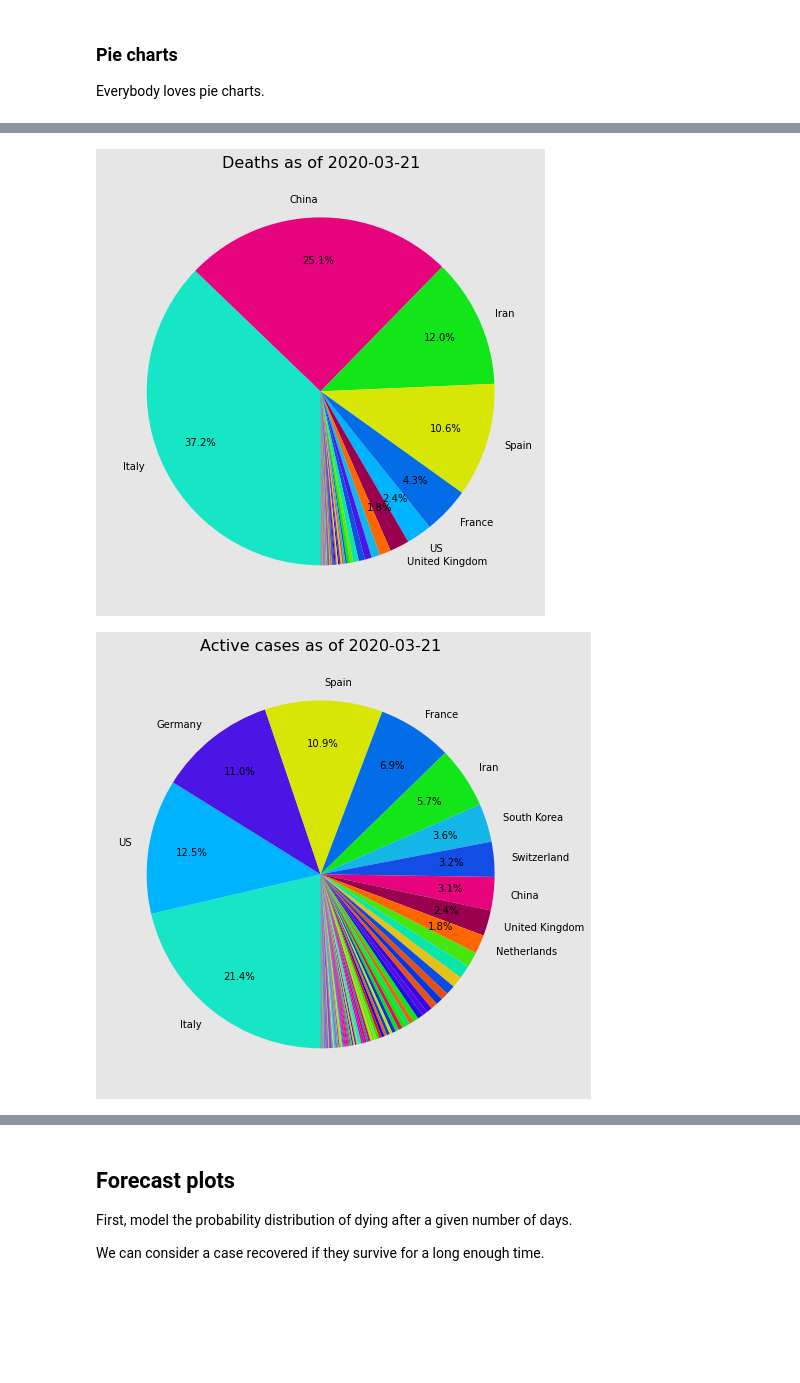
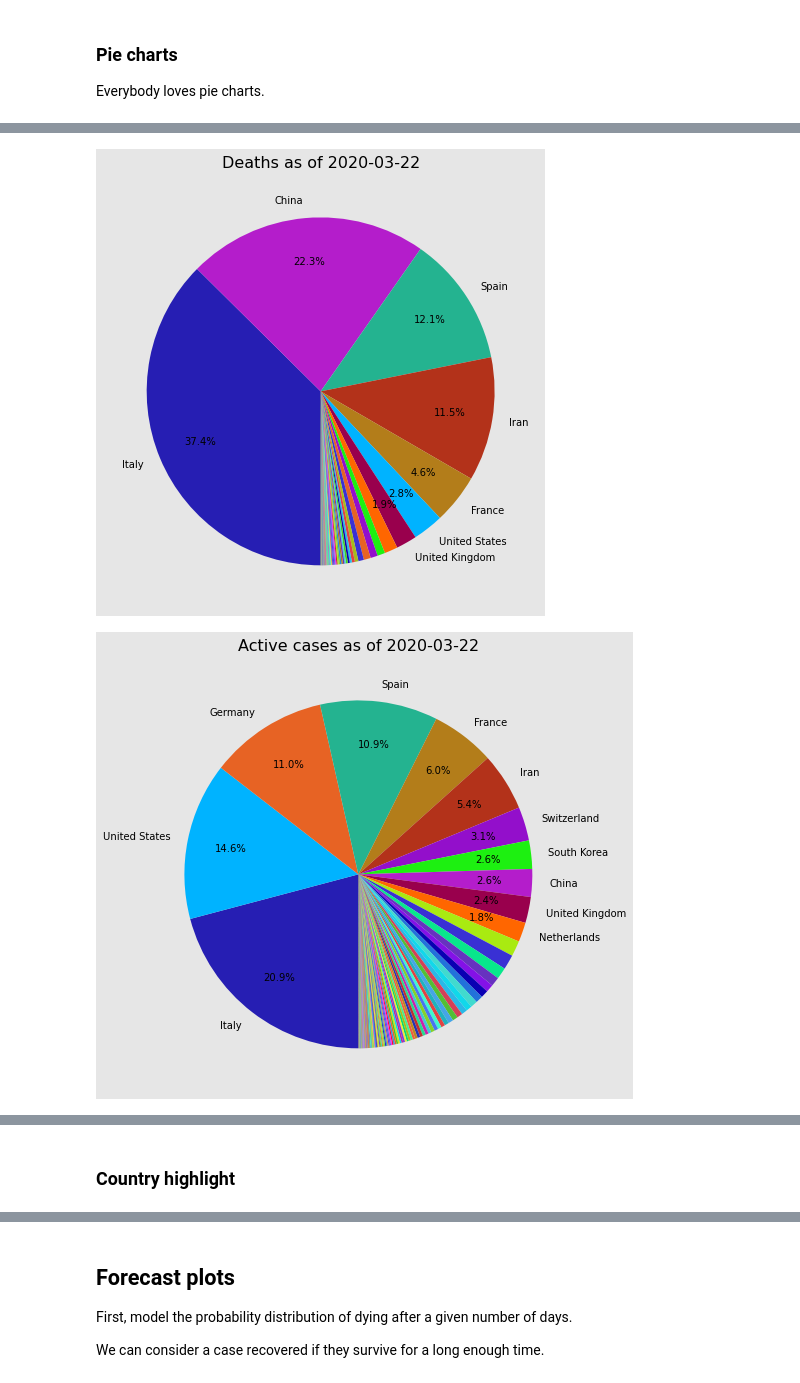
Before and after one commit to JeroenKools/covid19, a Jupyter notebook: COVID-19.ipynb, the cells around one changed output, grey strips where cells are left out. Cells and saved outputs as stored; diff of their text form; code cells hidden in the pictures; blank space fills up the shorter version.

```diff
--- a/COVID-19.ipynb
+++ b/COVID-19.ipynb
@@ -103,7 +119,7 @@ Zimbabwe             All except China
 ### Plot trends over calendar date in selected countries
 # %%
 # The list of countries is easy to modify
-countries_to_plot = ["China", "Japan", "South Korea", "US", "Italy", "Iran", "Germany",
+countries_to_plot = ["China", "Japan", "South Korea", "United States", "Italy", "Iran", "Germany",
                      "France", "Spain", "Netherlands", "United Kingdom", "All except China"]
 
 for y_metric in ["confirmed", "deaths", "active"]:
@@ -128,0 +151,5 @@ data.plot("day_number", "active", countries_to_plot, min_cases=40, fixed_country
+# %%
+continents = ["Africa", "Asia", "Europe", "North America", "South America", "Oceania"]
+
+for y_metric in ["confirmed", "deaths", "active"]:
+    data.plot("calendar_date", y_metric, continents, fixed_country_colors=True)
@@ -150,6 +185,6 @@ This shows how on a linear Y-axis, it becomes hard to examine the trend in all b
 # %%
 for y_metric in ["confirmed", "deaths", "active"]:
     data.plot("calendar_date", y_metric,
-         ["Belgium", "Brazil", "Finland", "India", "Singapore", "Spain", "US"],
+         ["Belgium", "Brazil", "Finland", "India", "Singapore", "Spain", "United States"],
          use_log_scale=False)
 # %% [output]
@@ -177,6 +199,7 @@ data.country_highlight("China")
 
 Everybody loves pie charts.
 # %%
-for y_metric in ["confirmed cases", "deaths", "active cases"]:
-    data.plot_pie(y_metric)
+for mode in ["country", "continent"]:
+    for y_metric in ["confirmed cases", "deaths", "active cases"]:
+        data.plot_pie(y_metric, mode)
 # %% [output]
@@ -184,2 +207,2 @@ for y_metric in ["confirmed cases", "deaths", "active cases"]:
-[figure, old version]
+[figure, new version]
-[figure, old version]
+[figure, new version]
@@ -185,0 +212,2 @@ for y_metric in ["confirmed cases", "deaths", "active cases"]:
+# %% [markdown]
+### Country highlight
```
Also changed, not shown: parts of 18 cells of this notebook, 3 other files.
